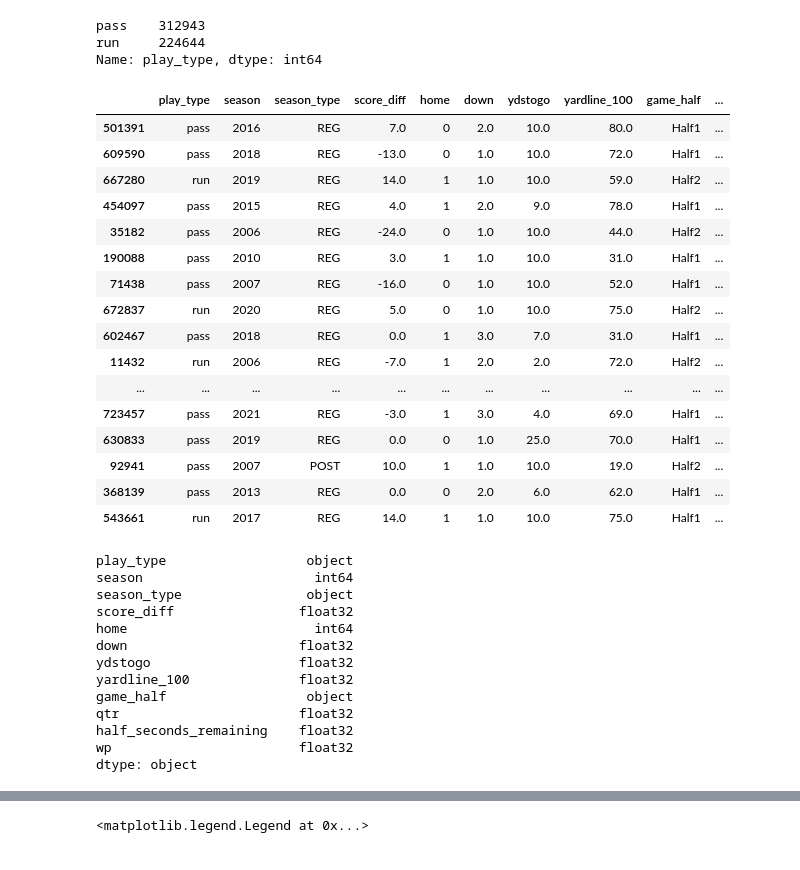
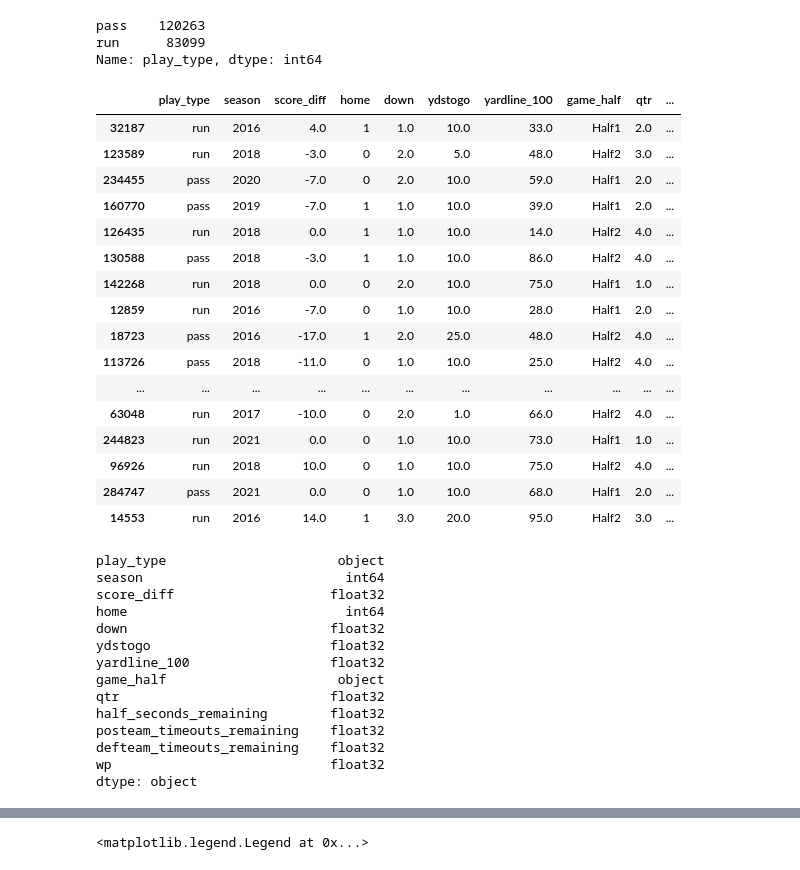
Before and after one commit to keeganheilman/fastbook, a Jupyter notebook: Lesson-1-personal_exercise.ipynb, the cells around one changed output, grey strips where cells are left out. Saved outputs shown, nothing was run; the diff lists cells and outputs as text; code cells hidden in the pictures.

```diff
--- a/Lesson-1-personal_exercise.ipynb
+++ b/Lesson-1-personal_exercise.ipynb
@@ -9,8 +9,8 @@ import pandas as pd
 # Calculate Expected Pass Rate
 # %%
 # Set CONSTANTS
-SEASONS = [2006,2007,2008,2009,2010,2011,2012,2013,2014,2015,2016,2017,2018,2019,2020,2021]
-# SEASONS = [2015,2016,2017,2018,2019]
+# SEASONS = [2006,2007,2008,2009,2010,2011,2012,2013,2014,2015,2016,2017,2018,2019,2020,2021]
+SEASONS = [2016,2017,2018,2019,2020,2021]
 # %%
 # get play by play for season
 cols = ['game_id',
@@ -65,47 +55,61 @@ df_pbp['home'] = np.select([df_pbp.posteam == df_pbp.home_team],[1], default=0)
 # %%
 is_down = df_pbp['down'].isin([1,2,3,4])
 is_runpass = df_pbp['play_type'].isin(['run','pass'])
 
 
-df = df_pbp.loc[(is_runpass & is_down), ['play_type','season','season_type','score_diff','home','down','ydstogo','yardline_100','game_half','qtr','half_seconds_remaining','wp']].dropna().copy()
+df = df_pbp.loc[(is_runpass & is_down), ['play_type',
+                                         'season',
+                                         # 'season_type',
+                                         'score_diff',
+                                         'home',
+                                         'down',
+                                         'ydstogo',
+                                         'yardline_100',
+                                         'game_half',
+                                         'qtr',
+                                         'half_seconds_remaining',
+                                         'posteam_timeouts_remaining',
+                                         'defteam_timeouts_remaining',
+                                         'wp']].dropna().copy()
 print(df.play_type.value_counts())
 df.sample(25)
 # %% [output]
-pass    312943
-run     224644
+pass    120263
+run      83099
 Name: play_type, dtype: int64
-|  | play_type | season | season_type | score_diff | home | down | ydstogo | yardline_100 | game_half | ... |
-| 501391 | pass | 2016 | REG | 7.0 | 0 | 2.0 | 10.0 | 80.0 | Half1 | ... |
-| 609590 | pass | 2018 | REG | -13.0 | 0 | 1.0 | 10.0 | 72.0 | Half1 | ... |
-| 667280 | run | 2019 | REG | 14.0 | 1 | 1.0 | 10.0 | 59.0 | Half2 | ... |
-| 454097 | pass | 2015 | REG | 4.0 | 1 | 2.0 | 9.0 | 78.0 | Half1 | ... |
-| 35182 | pass | 2006 | REG | -24.0 | 0 | 1.0 | 10.0 | 44.0 | Half2 | ... |
-| 190088 | pass | 2010 | REG | 3.0 | 1 | 1.0 | 10.0 | 31.0 | Half1 | ... |
-| 71438 | pass | 2007 | REG | -16.0 | 0 | 1.0 | 10.0 | 52.0 | Half1 | ... |
-| 672837 | run | 2020 | REG | 5.0 | 0 | 1.0 | 10.0 | 75.0 | Half2 | ... |
-| 602467 | pass | 2018 | REG | 0.0 | 1 | 3.0 | 7.0 | 31.0 | Half1 | ... |
-| 11432 | run | 2006 | REG | -7.0 | 1 | 2.0 | 2.0 | 72.0 | Half2 | ... |
+|  | play_type | season | score_diff | home | down | ydstogo | yardline_100 | game_half | qtr | ... |
+| 32187 | run | 2016 | 4.0 | 1 | 1.0 | 10.0 | 33.0 | Half1 | 2.0 | ... |
+| 123589 | run | 2018 | -3.0 | 0 | 2.0 | 5.0 | 48.0 | Half2 | 3.0 | ... |
+| 234455 | pass | 2020 | -7.0 | 0 | 2.0 | 10.0 | 59.0 | Half1 | 2.0 | ... |
+| 160770 | pass | 2019 | -7.0 | 1 | 1.0 | 10.0 | 39.0 | Half1 | 2.0 | ... |
+| 126435 | run | 2018 | 0.0 | 1 | 1.0 | 10.0 | 14.0 | Half2 | 4.0 | ... |
+| 130588 | pass | 2018 | -3.0 | 1 | 1.0 | 10.0 | 86.0 | Half2 | 4.0 | ... |
+| 142268 | run | 2018 | 0.0 | 0 | 2.0 | 10.0 | 75.0 | Half1 | 1.0 | ... |
+| 12859 | run | 2016 | -7.0 | 0 | 1.0 | 10.0 | 28.0 | Half1 | 2.0 | ... |
+| 18723 | pass | 2016 | -17.0 | 1 | 2.0 | 25.0 | 48.0 | Half2 | 4.0 | ... |
+| 113726 | pass | 2018 | -11.0 | 0 | 1.0 | 10.0 | 25.0 | Half2 | 4.0 | ... |
 | ... | ... | ... | ... | ... | ... | ... | ... | ... | ... | ... |
-| 723457 | pass | 2021 | REG | -3.0 | 1 | 3.0 | 4.0 | 69.0 | Half1 | ... |
-| 630833 | pass | 2019 | REG | 0.0 | 0 | 1.0 | 25.0 | 70.0 | Half1 | ... |
-| 92941 | pass | 2007 | POST | 10.0 | 1 | 1.0 | 10.0 | 19.0 | Half2 | ... |
-| 368139 | pass | 2013 | REG | 0.0 | 0 | 2.0 | 6.0 | 62.0 | Half1 | ... |
-| 543661 | run | 2017 | REG | 14.0 | 1 | 1.0 | 10.0 | 75.0 | Half1 | ... |
+| 63048 | run | 2017 | -10.0 | 0 | 2.0 | 1.0 | 66.0 | Half2 | 4.0 | ... |
+| 244823 | run | 2021 | 0.0 | 0 | 1.0 | 10.0 | 73.0 | Half1 | 1.0 | ... |
+| 96926 | run | 2018 | 10.0 | 0 | 1.0 | 10.0 | 75.0 | Half2 | 4.0 | ... |
+| 284747 | pass | 2021 | 0.0 | 0 | 1.0 | 10.0 | 68.0 | Half1 | 2.0 | ... |
+| 14553 | run | 2016 | 14.0 | 1 | 3.0 | 20.0 | 95.0 | Half2 | 3.0 | ... |
 # %%
 df.dtypes
 # %% [output]
-play_type                  object
-season                      int64
-season_type                object
-score_diff                float32
-home                        int64
-down                      float32
-ydstogo                   float32
-yardline_100              float32
-game_half                  object
-qtr                       float32
-half_seconds_remaining    float32
-wp                        float32
+play_type                      object
+season                          int64
+score_diff                    float32
+home                            int64
+down                          float32
+ydstogo                       float32
+yardline_100                  float32
+game_half                      object
+qtr                           float32
+half_seconds_remaining        float32
+posteam_timeouts_remaining    float32
+defteam_timeouts_remaining    float32
+wp                            float32
 dtype: object
 # %%
 procs = [Categorify, FillMissing, Normalize]
```
Also changed, not shown: parts of 17 cells of this notebook.
